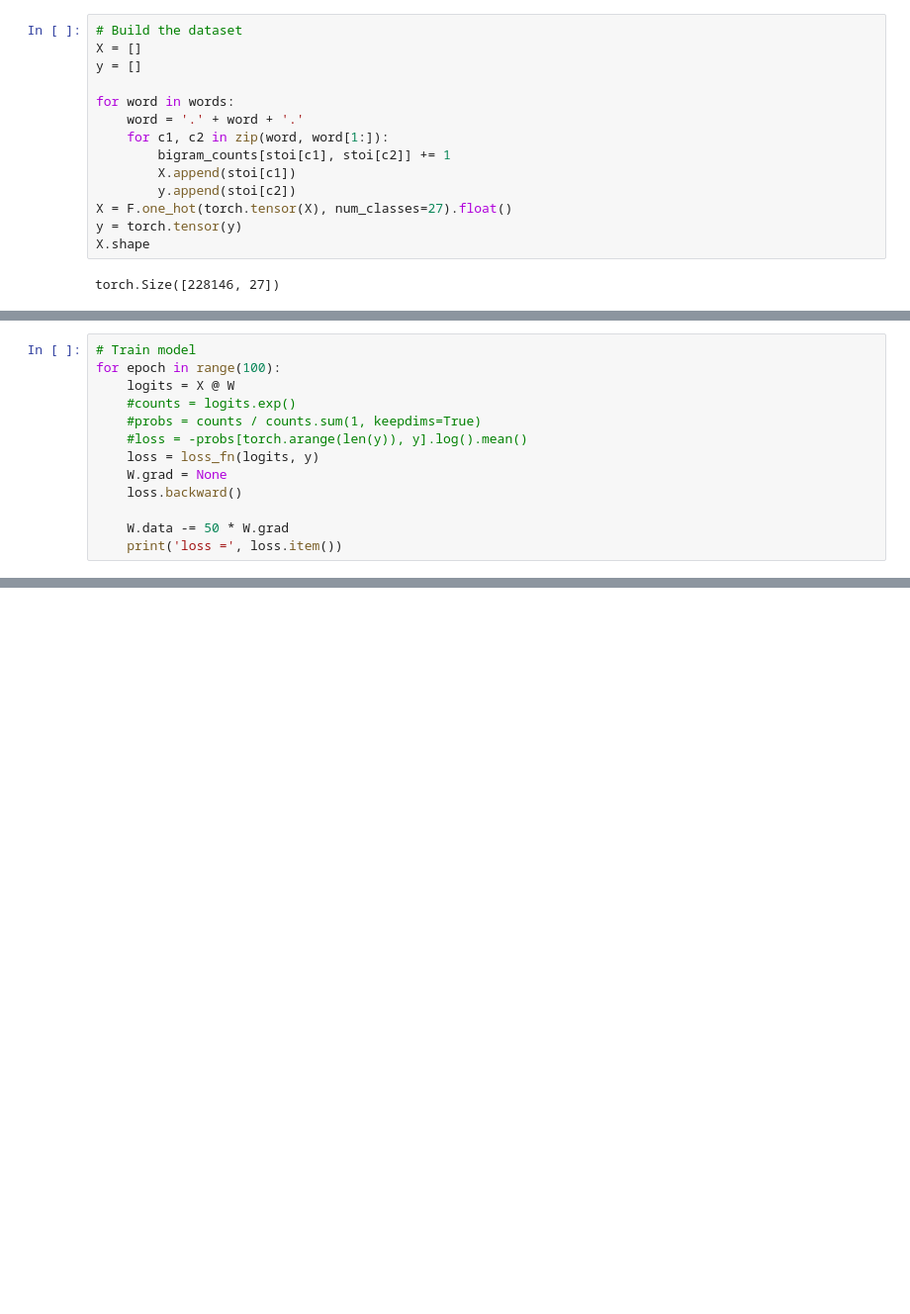
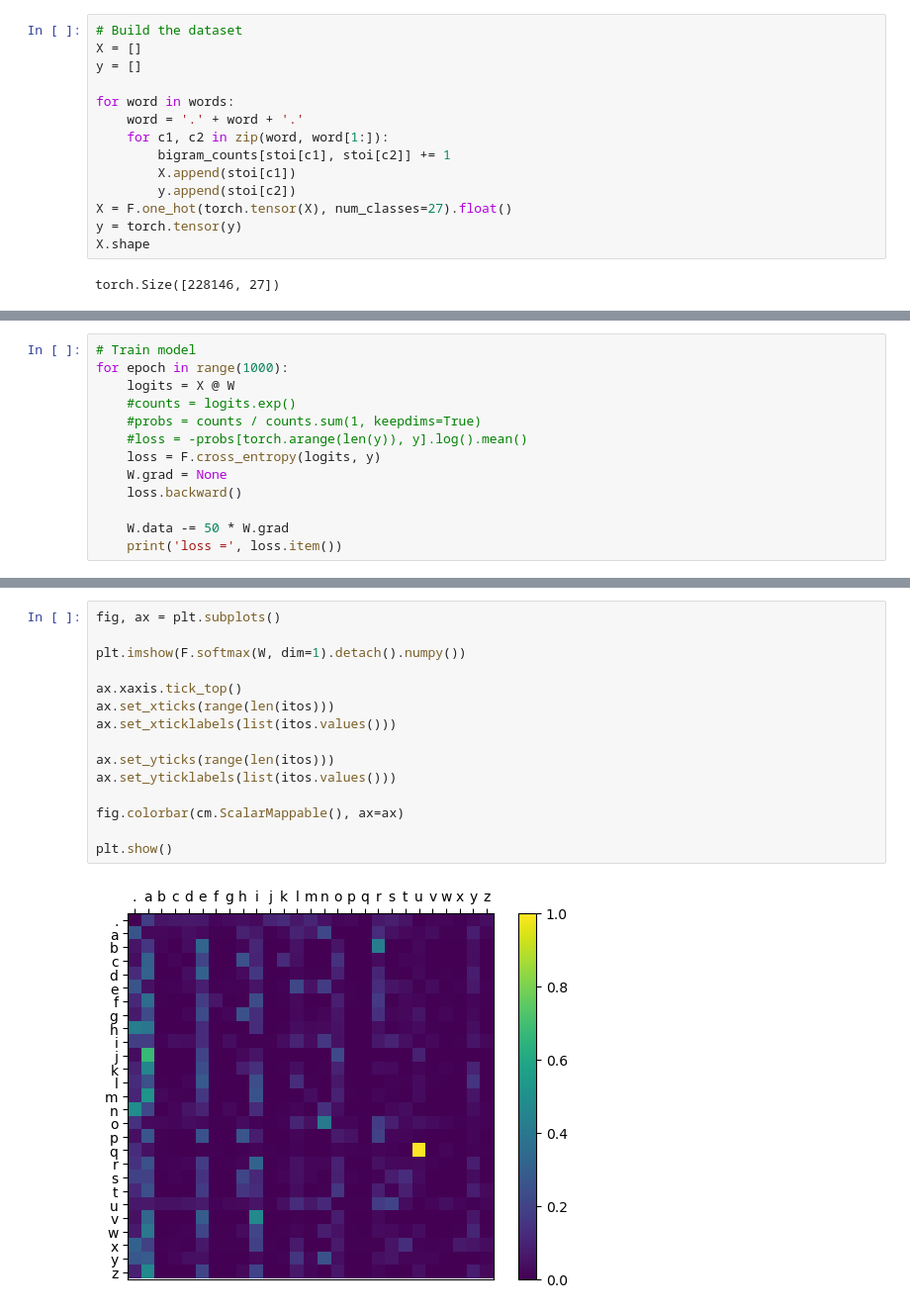
Before and after one commit to ckuenzi/moremakemore, a Jupyter notebook: bigram.ipynb, the cells around one changed output, grey strips where cells are left out. Shown at 99% size. Drawn from its saved outputs; the diff is of its cells as text; blank space fills up the shorter version.

```diff
--- a/bigram.ipynb
+++ b/bigram.ipynb
@@ -145,11 +162,11 @@ loss_fn = torch.nn.CrossEntropyLoss()
 # %%
 # Train model
-for epoch in range(100):
+for epoch in range(1000):
     logits = X @ W
     #counts = logits.exp()
     #probs = counts / counts.sum(1, keepdims=True)
     #loss = -probs[torch.arange(len(y)), y].log().mean()
-    loss = loss_fn(logits, y)
+    loss = F.cross_entropy(logits, y)
     W.grad = None
     loss.backward()
 
@@ -203,0 +221,17 @@ ga.
+# %%
+fig, ax = plt.subplots()
+
+plt.imshow(F.softmax(W, dim=1).detach().numpy())
+
+ax.xaxis.tick_top()
+ax.set_xticks(range(len(itos)))
+ax.set_xticklabels(list(itos.values()))
+
+ax.set_yticks(range(len(itos)))
+ax.set_yticklabels(list(itos.values()))
+
+fig.colorbar(cm.ScalarMappable(), ax=ax)
+
+plt.show()
+# %% [output]
+[figure, added]
```
Also changed, not shown: parts of 6 cells of this notebook, 1 other file.
